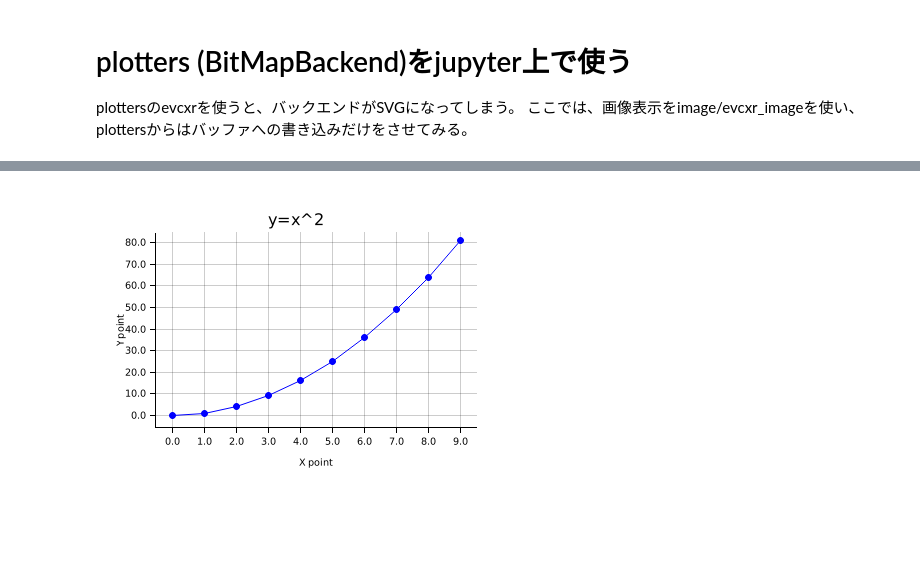
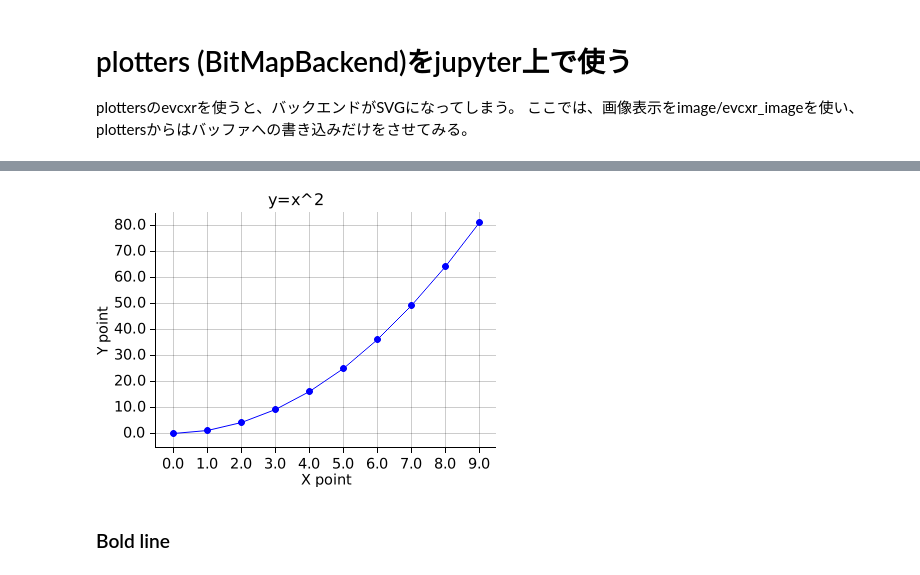
Before and after one commit to dskkato/plotters-demo, a Jupyter notebook: rust-bitmapbackend.ipynb, the cells around one changed output, grey strips where cells are left out. Cells and saved outputs as stored; diff of their text form; code cells hidden in the pictures; blank space fills up the shorter version.

```diff
--- a/rust-bitmapbackend.ipynb
+++ b/rust-bitmapbackend.ipynb
@@ -190,37 +195,37 @@ let mut canvas = RgbImage::new(width, height);
         BitMapBackend::<RGBPixel>::with_buffer_and_format(buf.as_mut_slice(), (width, height))?
         .into_drawing_area();
     root.fill(&WHITE);
 
-    // ラベル文字が切れないように適当なmarginを設定しておく
-    // marginの大きさは対象の描画領域に依存することに注意
-    let root = root.margin(20, 20, 20, 20);
-
     let mut chart = ChartBuilder::on(&root)
         .caption("y=x^2", ("Arial", 20).into_font())
         .x_label_area_size(40)  // x軸ラベルの表示領域を用意しておく。
-        .y_label_area_size(40)  // y軸ラベルの表示領域を用意しておく。
+        .y_label_area_size(60)  // y軸ラベルの表示領域を用意しておく。
         .build_cartesian_2d(-0.5f32..9.5f32, -5f32..85f32)?;
 
     chart.configure_mesh()
-        .light_line_style(BLACK.stroke_width(0))  // stroke width 0にminor tickを消す
+        .light_line_style(&TRANSPARENT)  // minor tickを消す
         .x_desc("X point")
+        .x_label_style(("Arial", 18).into_font())
         .y_desc("Y point")
+        .y_label_style(("Arial", 18).into_font())
         .draw()?;        // draw ticks
 
     chart.draw_series(
         LineSeries::new(
             points.iter().map(|v| v.clone() ),
             &BLUE)
     )?;
 
     chart.draw_series(points.iter().map(|v|
         Circle::new(
             (v.0, v.1),
             3,
             BLUE.filled()
         )
     ));
 }
 canvas
 # %% [output]
-[figure, old version]
+[figure, new version]
+# %% [markdown]
+### Bold line
```
Also changed, not shown: parts of 23 cells of this notebook, 3 other files.
